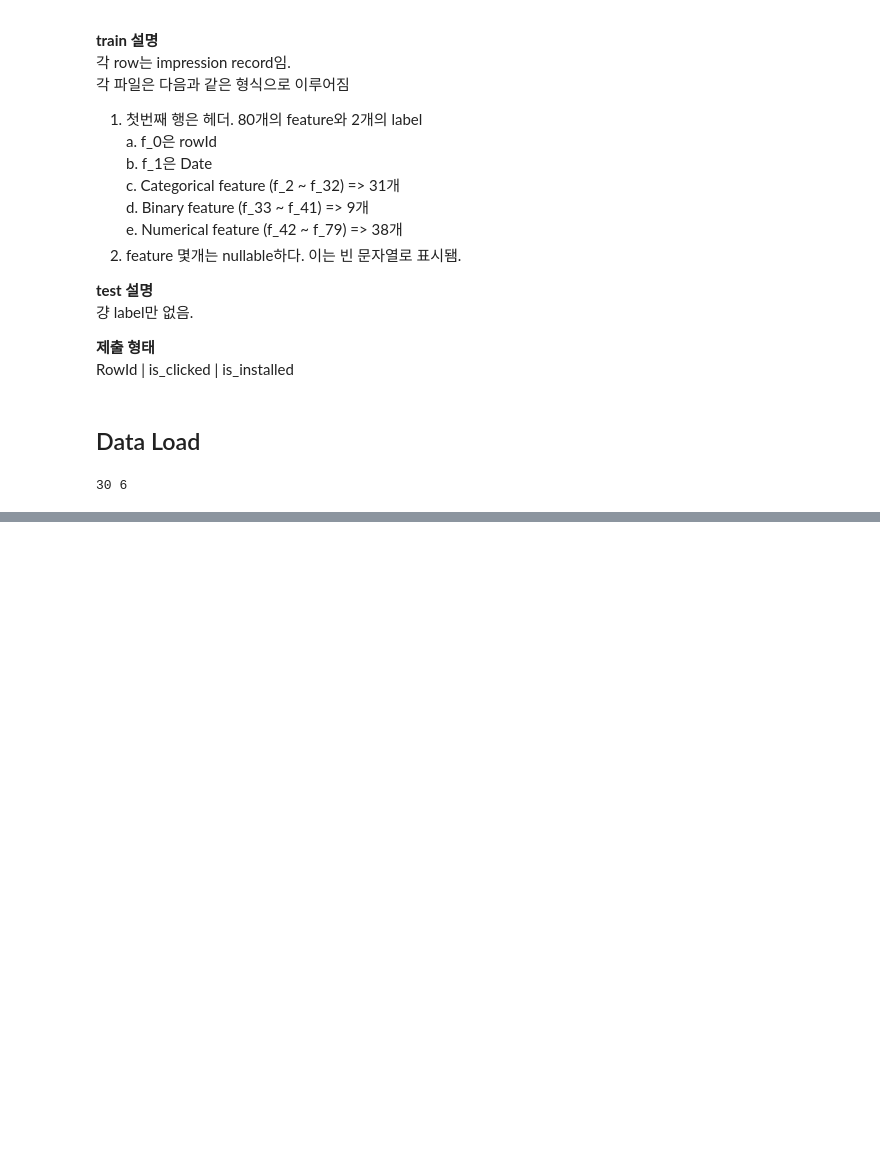
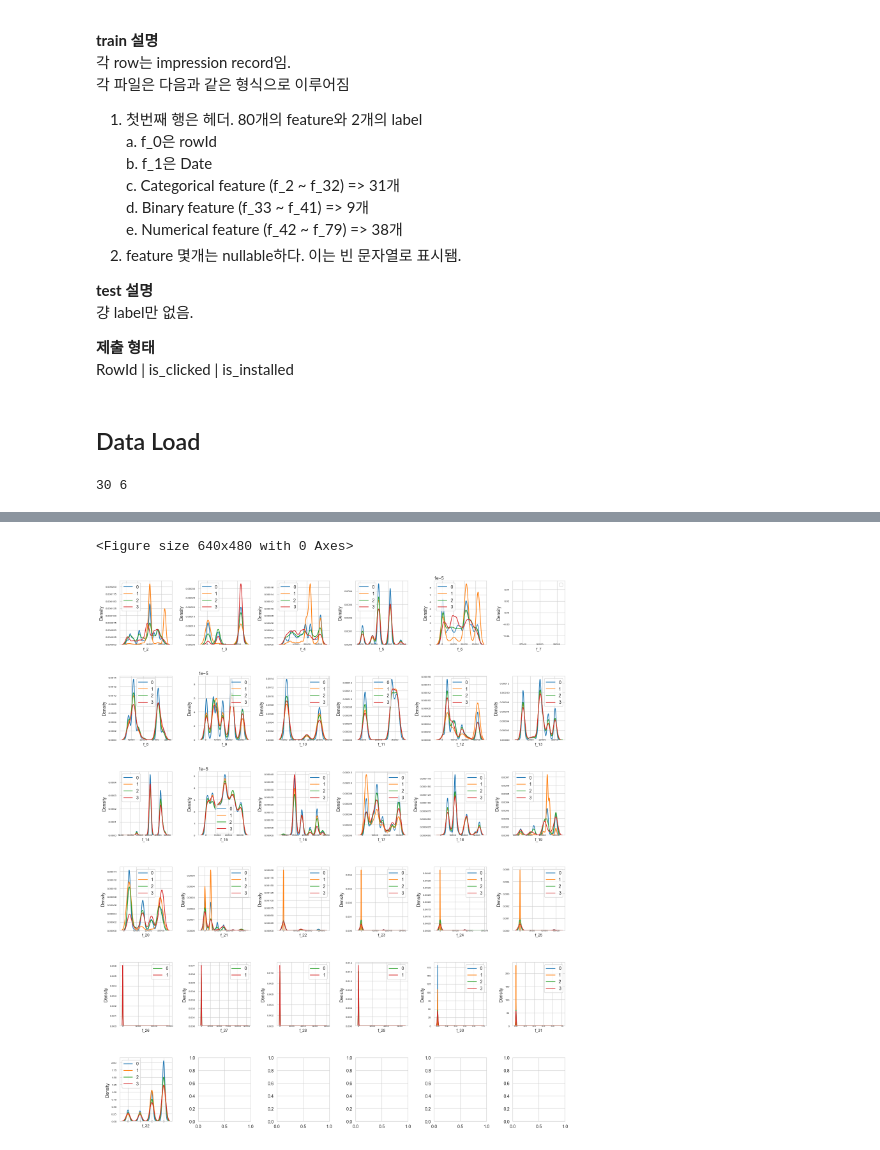
Before and after one commit to mmvv11/RecsysEDA, a Jupyter notebook: EDA.ipynb, the cells around one changed output, grey strips where cells are left out. Cells and saved outputs as stored; diff of their text form; code cells hidden in the pictures; blank space fills up the shorter version.

```diff
--- a/EDA.ipynb
+++ b/EDA.ipynb
@@ -149,0 +220,33 @@ len(total_test[0]["f_0"].unique())
+# %%
+def plot_feature_distribution(df0, df1, df2, df3, label0, label1, label2, label3, features):
+    feature_len = len(features)
+    plt_size = math.ceil(math.sqrt(feature_len))
+
+    i = 0
+    sns.set_style('whitegrid')
+    plt.figure()
+    fig, ax = plt.subplots(plt_size,plt_size,figsize=(18,22))
+    fig.subplots_adjust(wspace=0.5, hspace=0.5) # 서브플롯 간의 간격 조정
+
+    for feature in features:
+        i += 1
+        plt.subplot(plt_size,plt_size,i)
+        sns.distplot(df0[feature], hist=False,label=label0)
+        sns.distplot(df1[feature], hist=False,label=label1)
+        sns.distplot(df2[feature], hist=False,label=label2)
+        sns.distplot(df3[feature], hist=False,label=label3)
+        plt.xlabel(feature, fontsize=9)
+        locs, labels = plt.xticks()
+        plt.tick_params(axis='x', which='major', labelsize=6, pad=-6)
+        plt.tick_params(axis='y', which='major', labelsize=6)
+        plt.legend(labels=[label0, label1, label2, label3])
+    plt.show();
+# %%
+df0 = total_train[0].loc[total_train[0]['clean_label']==0]
+df1 = total_train[0].loc[total_train[0]['clean_label']==1]
+df2 = total_train[0].loc[total_train[0]['clean_label']==2]
+df3 = total_train[0].loc[total_train[0]['clean_label']==3]
+plot_feature_distribution(df0, df1, df2, df3, "0", "1", "2", "3", categorical_cols)
+# %% [output]
+<Figure size 640x480 with 0 Axes>
+[figure, added]
```
Also changed, not shown: parts of 32 cells of this notebook.
